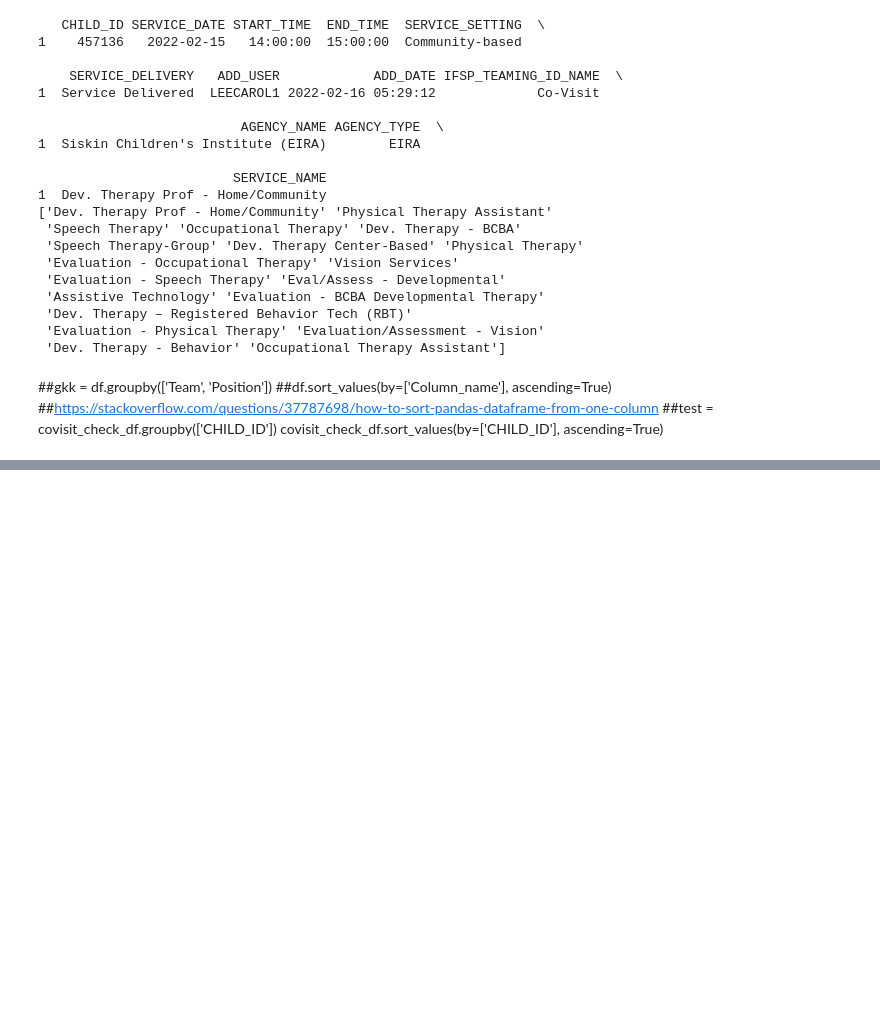
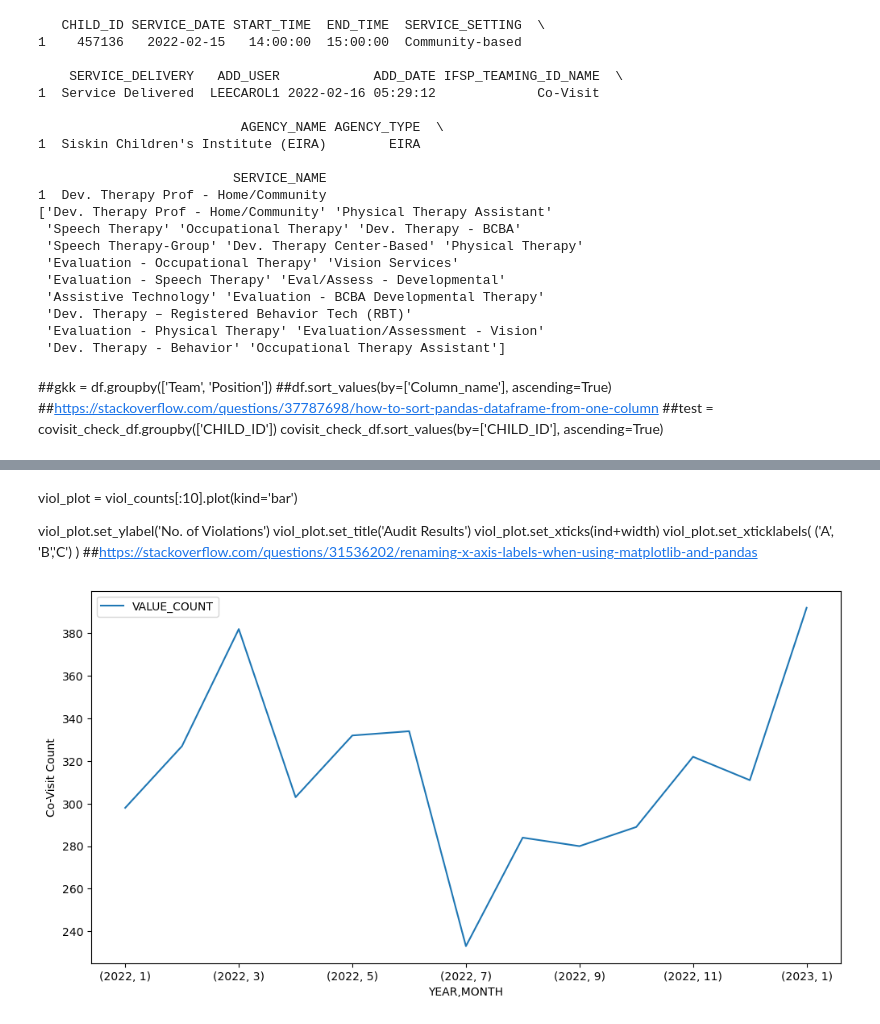
Before and after one commit to NSS-Data-Analytics-Cohort-8/teis_da8_1-sockswithsandals, a Jupyter notebook: notebooks/larry_teis.ipynb, the cells around one changed output, grey strips where cells are left out. Drawn from its saved outputs; the diff is of its cells as text; code cells hidden in the pictures; blank space fills up the shorter version.

Commit message:
continue working group question #1 - saturday

```diff
--- a/notebooks/larry_teis.ipynb
+++ b/notebooks/larry_teis.ipynb
@@ -626,0 +642,5 @@ Name: VISIT_DIFF, dtype: timedelta64[ns]
+# %%
+##filter df for child id , service date, service delivery for plot use
+##https://sparkbyexamples.com/pandas/pandas-select-columns-by-name-or-index/
+covisit_line_plot_df = covisit_check_df[['CHILD_ID','SERVICE_DATE','SERVICE_DELIVERY']]
+print(covisit_line_plot_df.head())
@@ -626,0 +654,19 @@ Name: VISIT_DIFF, dtype: timedelta64[ns]
+# %%
+##value_counts for service dates
+service_date_plot = covisit_line_plot_df['SERVICE_DATE'].value_counts()
+
+##convert to df
+service_date_plot_df = pd.DataFrame(service_date_plot)
+
+##fix columns
+service_date_plot_df.columns = ['VALUE_COUNT']
+service_date_plot_df.index.name = 'DATE'
+service_date_plot_df = service_date_plot_df.reset_index()
+##extract date info: https://sparkbyexamples.com/pandas/pandas-extract-month-and-year-separately-from-datetime-column/#:~:text=Use%20pandas%20DatetimeIndex()%20to,a%20date%20as%20an%20argument.
+service_date_plot_df['YEAR'] = service_date_plot_df['DATE'].dt.year
+service_date_plot_df['MONTH'] = service_date_plot_df['DATE'].dt.month
+print(service_date_plot_df.info())
+pd.set_option('display.max_rows', 300)
+print(service_date_plot_df)
+pd.reset_option('display.max_rows')
+###Are there patterns in timeof year that co-visits occur?
@@ -626,0 +691,6 @@ Name: VISIT_DIFF, dtype: timedelta64[ns]
+# %%
+##group by for chart
+
+##group by year / month | https://stackoverflow.com/questions/26646191/pandas-groupby-month-and-year
+service_date_groupby_df = service_date_plot_df.groupby([(service_date_plot_df.YEAR), (service_date_plot_df.MONTH)]).sum()
+service_date_groupby_df
@@ -626,0 +713,20 @@ Name: VISIT_DIFF, dtype: timedelta64[ns]
+# %% [markdown]
+viol_plot = viol_counts[:10].plot(kind='bar')
+
+viol_plot.set_ylabel('No. of Violations')
+viol_plot.set_title('Audit Results')
+viol_plot.set_xticks(ind+width)
+viol_plot.set_xticklabels( ('A', 'B','C') )
+##https://stackoverflow.com/questions/31536202/renaming-x-axis-labels-when-using-matplotlib-and-pandas
+# %%
+service_date_lineplot = service_date_groupby_df.plot.line()
+service_date_lineplot.set_ylabel('Co-Visit Count')
+##service_date_lineplot.set_xticks(MONTH+YEAR)
+##labels = ('Jan-22', 'Mar-22','May-22', 'Jul-22', 'Sep-22', 'Nov-22', 'Jan-23' )
+##service_date_lineplot.set_xticklabels(labels)
+plt.rcParams['figure.figsize'] = [12, 6]
+
+
+##https://stackoverflow.com/questions/31536202/renaming-x-axis-labels-when-using-matplotlib-and-pandas
+# %% [output]
+[figure, added]
```
Also changed, not shown: parts of 32 cells of this notebook.
